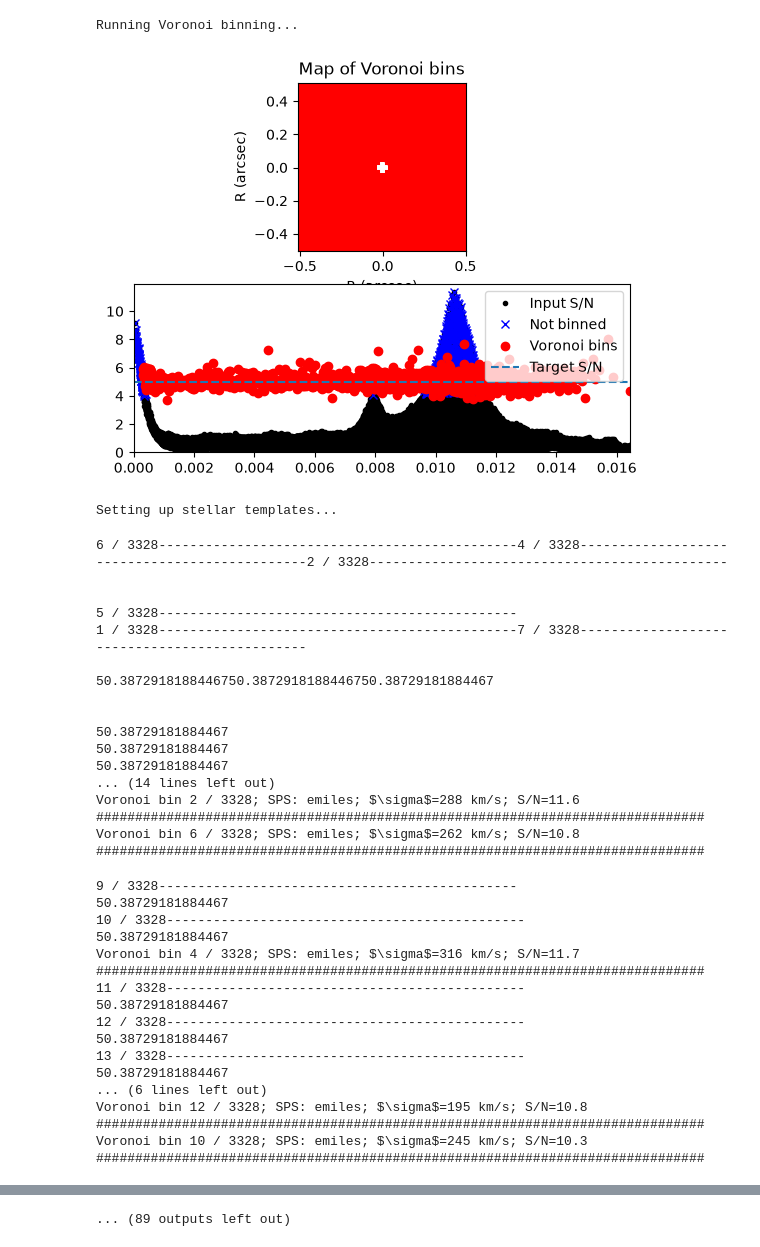
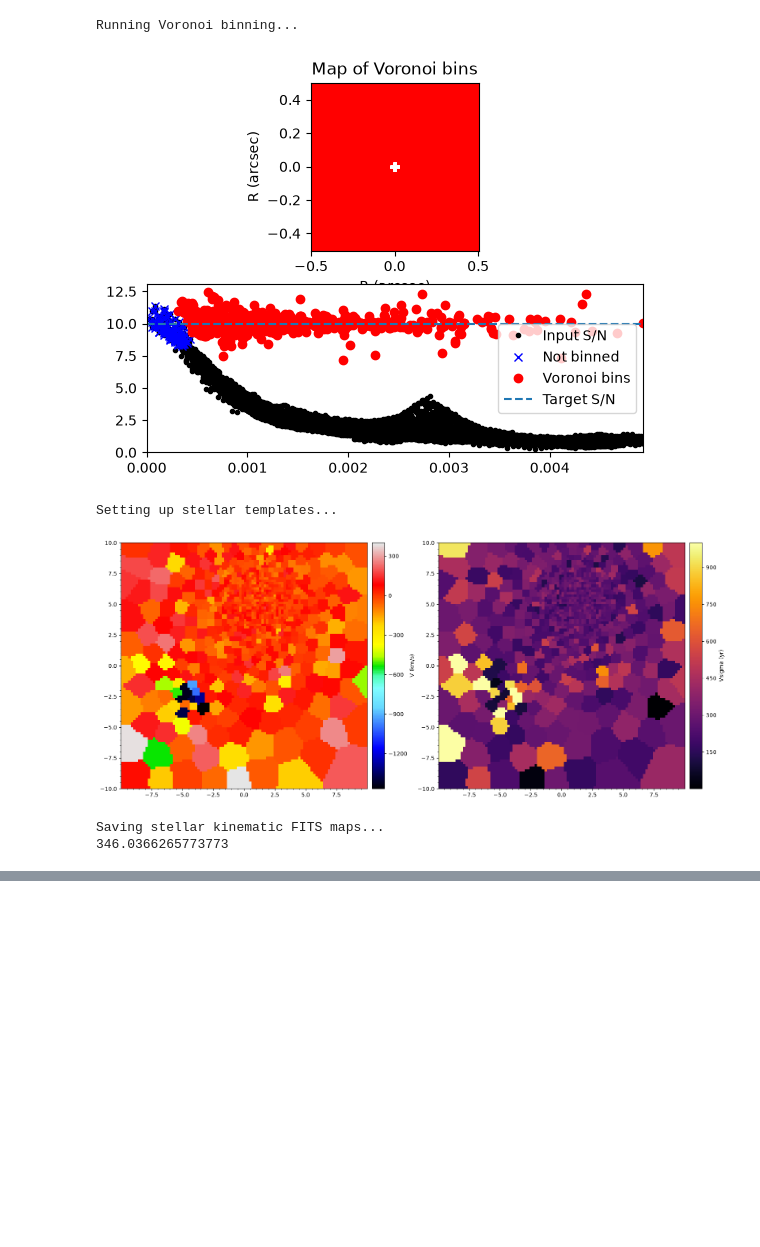
Before and after one commit to Thomas-thief/MUSE-PKS0745-ppxf, a Jupyter notebook: Abell1795_corr.ipynb, the cells around one changed output, grey strips where cells are left out. Saved outputs shown, nothing was run; the diff lists cells and outputs as text; code cells hidden in the pictures; blank space fills up the shorter version.

```diff
--- a/Abell1795_corr.ipynb
+++ b/Abell1795_corr.ipynb
@@ -50,7 +29,7 @@ with fits.open(name_cube) as hdu:
 z =  0.06267
 lam_range_temp = [4600, 7000]
 
-s = ppxf_h.read_data_cube(name_cube, lam_range_temp, z, [75,330],[99,349])#[75,330],[100,349]# 84->75 #130,200 250,300
+s = ppxf_h.read_data_cube(name_cube, lam_range_temp, z, [180,280],[149,249])#[75,330],[99,349]
 s.name = "Abell1795_corr_properties"
 s.outfolder = "./maps_ABELL/"
 s.start = [0, 200.]    # (km/s), starting guess for [V,sigma]
@@ -72,53 +51,22 @@ print(time.time()-t0)
 # %%
 t0 = time.time()
 s.redshift = z
 
 ### 1. Voronoi binning and stellar kinematics
 sk = ppxf_f.stellar_kinematics(
     s=s,
-    target_sn=5, #8
+    target_sn=10, #8
     noise=s.noise,
     signal=s.signal,
-    width_lines=1200,  # width to use to mask the emission lines
+    width_lines=1100,  # width to use to mask the emission lines
 )
 
 stars = sk.stellar_kinematics()
 print(time.time()-t0)
 # %% [output]
 Running Voronoi binning...
-[figure, old version]
+[figure, new version]
 Setting up stellar templates...
+[figure, added]
-6 / 3328----------------------------------------------4 / 3328----------------------------------------------2 / 3328----------------------------------------------
-
-
-5 / 3328----------------------------------------------
-1 / 3328----------------------------------------------7 / 3328----------------------------------------------
-
-50.3872918188446750.3872918188446750.38729181884467
-
-
-50.38729181884467
-50.38729181884467
-50.38729181884467
-... (14 lines left out)
-Voronoi bin 2 / 3328; SPS: emiles; $\sigma$=288 km/s; S/N=11.6
-##############################################################################
-Voronoi bin 6 / 3328; SPS: emiles; $\sigma$=262 km/s; S/N=10.8
-##############################################################################
+Saving stellar kinematic FITS maps...
+346.0366265773773
-9 / 3328----------------------------------------------
-50.38729181884467
-10 / 3328----------------------------------------------
-50.38729181884467
-Voronoi bin 4 / 3328; SPS: emiles; $\sigma$=316 km/s; S/N=11.7
-##############################################################################
-11 / 3328----------------------------------------------
-50.38729181884467
-12 / 3328----------------------------------------------
-50.38729181884467
-13 / 3328----------------------------------------------
-50.38729181884467
-... (6 lines left out)
-Voronoi bin 12 / 3328; SPS: emiles; $\sigma$=195 km/s; S/N=10.8
-##############################################################################
-Voronoi bin 10 / 3328; SPS: emiles; $\sigma$=245 km/s; S/N=10.3
-##############################################################################
@@ -244,4 +73,3 @@ Voronoi bin 66 / 3328; SPS: emiles; $\sigma$=268 km/s; S/N=10.3
-... (89 outputs left out)
 # %%
 t0 = time.time()
 fit_gas = ppxf_f.GasKinematicsFitter(
```
Also changed, not shown: parts of 17 cells of this notebook, 3 other files.
